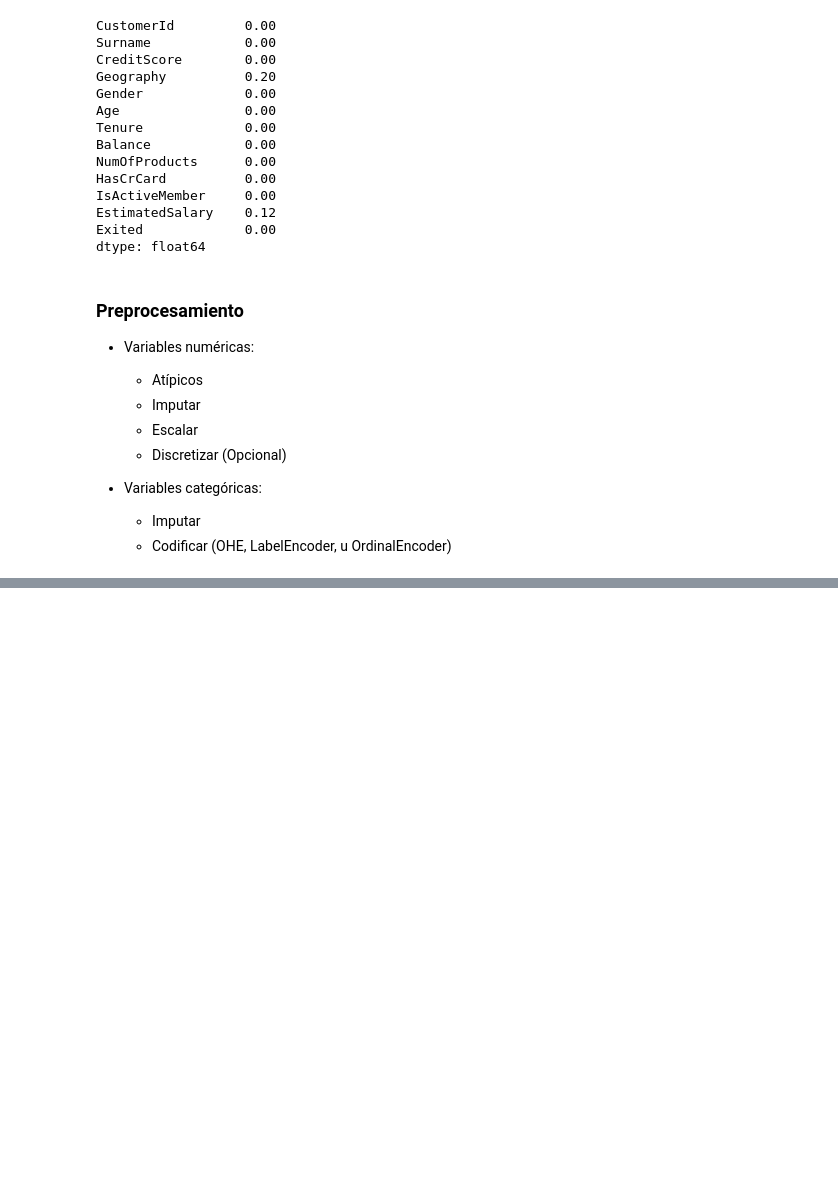
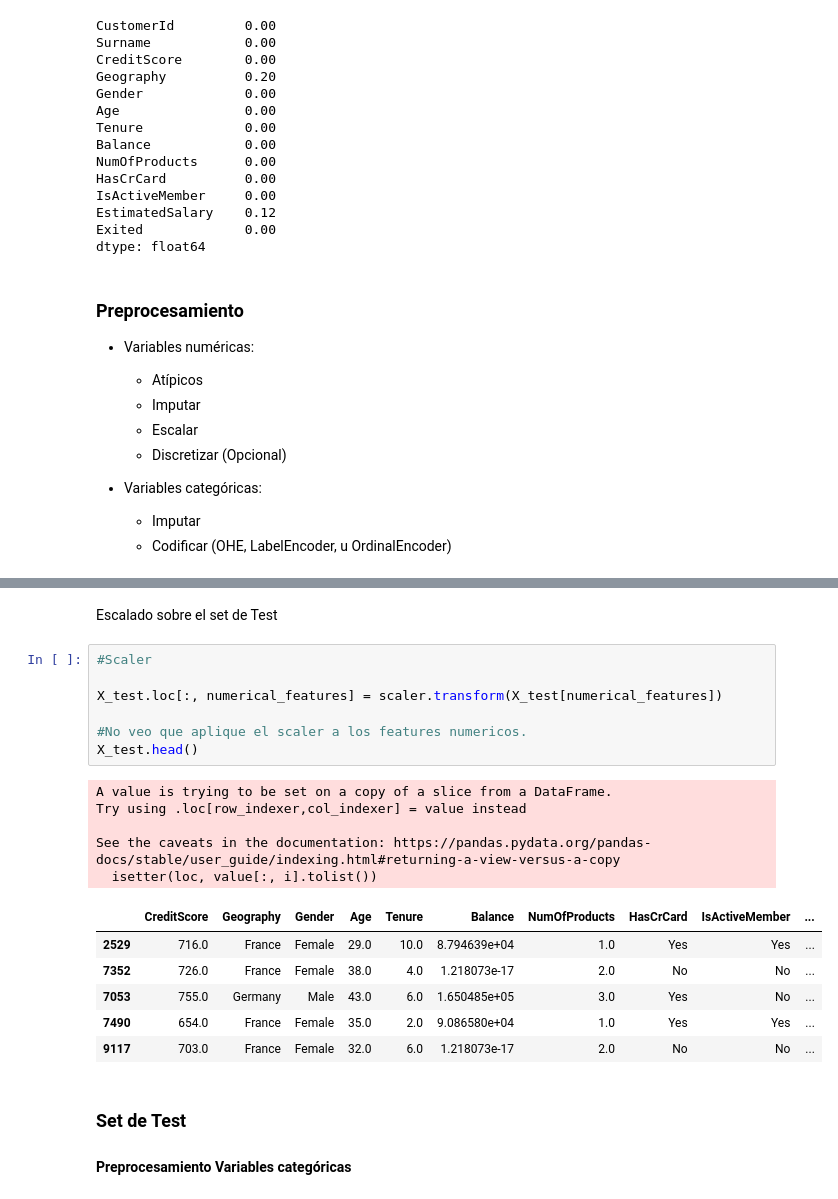
Before and after one commit to alejandrotobonr/DS-ONLINE-76, a Jupyter notebook: encoding_scaling.ipynb, the cells around one changed output, grey strips where cells are left out. Cells and saved outputs as stored; diff of their text form; blank space fills up the shorter version.

```diff
--- a/encoding_scaling.ipynb
+++ b/encoding_scaling.ipynb
@@ -302,0 +361,24 @@ dtype: int64
+# %% [markdown]
+Escalado sobre el set de Test
+# %%
+#Scaler
+
+X_test.loc[:, numerical_features] = scaler.transform(X_test[numerical_features])
+
+#No veo que aplique el scaler a los features numericos.
+X_test.head()
+# %% [output]
+A value is trying to be set on a copy of a slice from a DataFrame.
+Try using .loc[row_indexer,col_indexer] = value instead
+
+See the caveats in the documentation: https://pandas.pydata.org/pandas-docs/stable/user_guide/indexing.html#returning-a-view-versus-a-copy
+  isetter(loc, value[:, i].tolist())
+|  | CreditScore | Geography | Gender | Age | Tenure | Balance | NumOfProducts | HasCrCard | IsActiveMember | ... |
+| 2529 | 716.0 | France | Female | 29.0 | 10.0 | 8.794639e+04 | 1.0 | Yes | Yes | ... |
+| 7352 | 726.0 | France | Female | 38.0 | 4.0 | 1.218073e-17 | 2.0 | No | No | ... |
+| 7053 | 755.0 | Germany | Male | 43.0 | 6.0 | 1.650485e+05 | 3.0 | Yes | No | ... |
+| 7490 | 654.0 | France | Female | 35.0 | 2.0 | 9.086580e+04 | 1.0 | Yes | Yes | ... |
+| 9117 | 703.0 | France | Female | 32.0 | 6.0 | 1.218073e-17 | 2.0 | No | No | ... |
+# %% [markdown]
+### Set de Test
+#### Preprocesamiento Variables categóricas
```
Also changed, not shown: parts of 38 cells of this notebook.
